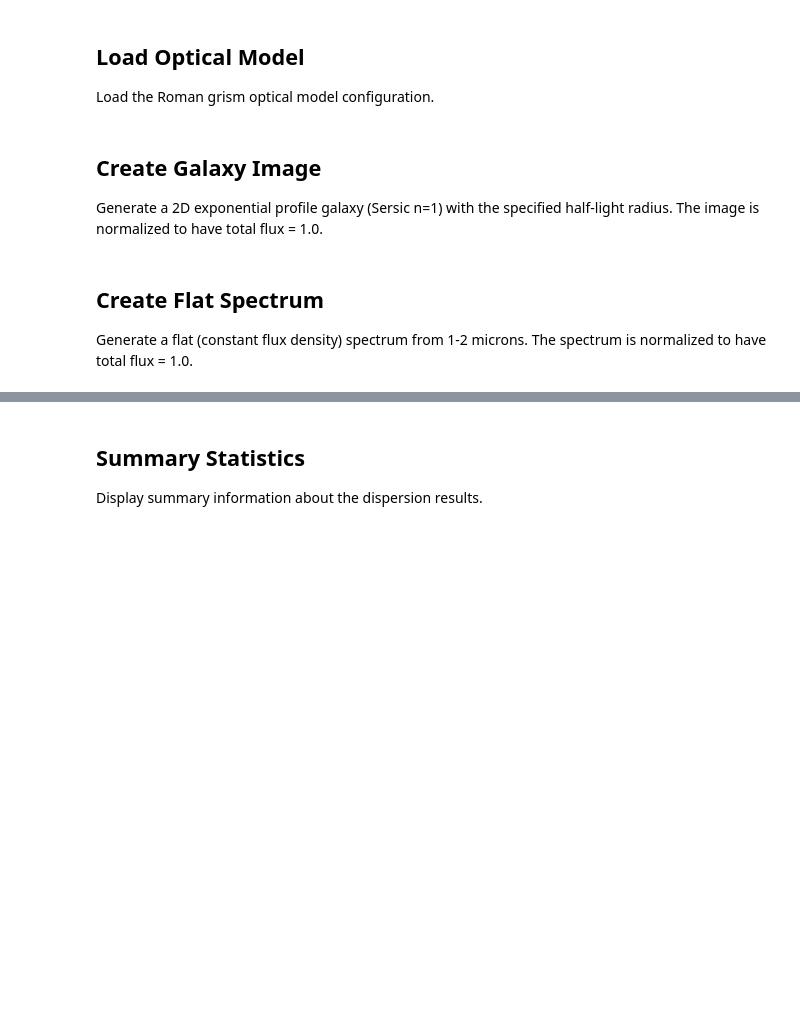
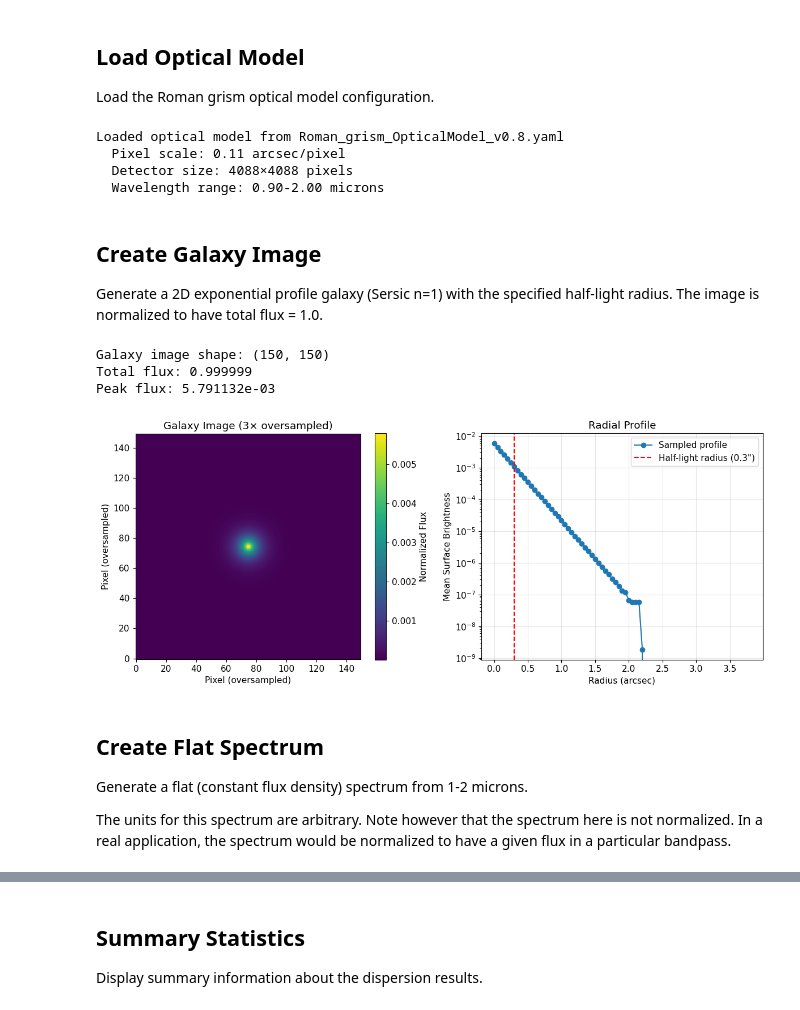
Before and after one commit to roman-grs-pit/roman_disperser, a Jupyter notebook: notebooks/demos/single_galaxy_demo.ipynb, the cells around one changed output, grey strips where cells are left out. Saved outputs shown, nothing was run; the diff lists cells and outputs as text; code cells hidden in the pictures; blank space fills up the shorter version.

```diff
--- a/notebooks/demos/single_galaxy_demo.ipynb
+++ b/notebooks/demos/single_galaxy_demo.ipynb
@@ -78,10 +87,16 @@ project_root = Path(os.environ["PIXI_PROJECT_ROOT"])
 config_path = project_root / "data" / "Roman_grism_OpticalModel_v0.8.yaml"
 
 model = RomanOpticalModel(config_file=str(config_path))
+pixel_scale = model.detmod["pixel_scale"]
 print(f"Loaded optical model from {config_path.name}")
-print(f"  Pixel scale: {model.pixel_scale} arcsec/pixel")
-print(f"  Detector size: {model.naxis1}×{model.naxis2} pixels")
+print(f"  Pixel scale: {pixel_scale} arcsec/pixel")
+print(f"  Detector size: {model.detmod["naxis1"]}×{model.detmod["naxis2"]} pixels")
 print(f"  Wavelength range: {model.wl_min:.2f}-{model.wl_max:.2f} microns")
+# %% [output]
+Loaded optical model from Roman_grism_OpticalModel_v0.8.yaml
+  Pixel scale: 0.11 arcsec/pixel
+  Detector size: 4088×4088 pixels
+  Wavelength range: 0.90-2.00 microns
 # %% [markdown]
 ## Create Galaxy Image
 
@@ -92,7 +107,7 @@ The image is normalized to have total flux = 1.0.
 galaxy_image = demo_utils.make_exponential_galaxy(
     npix=NPIX_NATIVE,
     half_light_radius_arcsec=HALF_LIGHT_RADIUS,
-    pixel_scale_arcsec=model.pixel_scale,
+    pixel_scale_arcsec=pixel_scale,
     oversample=OVERSAMPLE,
     normalize=True,
 )
@@ -108,39 +123,46 @@ fig, axes = plt.subplots(1, 2, figsize=(12, 5))
 ax = axes[0]
 im = ax.imshow(galaxy_image, origin='lower', cmap='viridis')
 ax.set_title('Galaxy Image (3× oversampled)')
 ax.set_xlabel('Pixel (oversampled)')
 ax.set_ylabel('Pixel (oversampled)')
 plt.colorbar(im, ax=ax, label='Normalized Flux')
 
 # Radial profile
 ax = axes[1]
 center = (galaxy_image.shape[0] - 1) / 2.0
 y, x = np.mgrid[0:galaxy_image.shape[0], 0:galaxy_image.shape[1]]
 r_pix = np.sqrt((x - center)**2 + (y - center)**2)
-r_arcsec = r_pix * model.pixel_scale / OVERSAMPLE
+r_arcsec = r_pix * pixel_scale / OVERSAMPLE
 
 # Bin radial profile
 r_bins = np.arange(0, r_arcsec.max(), 0.05)
 profile, _ = np.histogram(r_arcsec.ravel(), bins=r_bins, weights=galaxy_image.ravel())
 counts, _ = np.histogram(r_arcsec.ravel(), bins=r_bins)
 profile = profile / np.maximum(counts, 1)
 
 ax.plot(r_bins[:-1], profile, 'o-', label='Sampled profile')
 ax.axvline(HALF_LIGHT_RADIUS, color='r', linestyle='--', label=f'Half-light radius ({HALF_LIGHT_RADIUS}")')
 ax.set_xlabel('Radius (arcsec)')
 ax.set_ylabel('Mean Surface Brightness')
 ax.set_title('Radial Profile')
 ax.set_yscale('log')
 ax.legend()
 ax.grid(alpha=0.3)
 
 plt.tight_layout()
 plt.show()
+# %% [output]
+Galaxy image shape: (150, 150)
+Total flux: 0.999999
+Peak flux: 5.791132e-03
+[figure, added]
 # %% [markdown]
 ## Create Flat Spectrum
 
 Generate a flat (constant flux density) spectrum from 1-2 microns.
-The spectrum is normalized to have total flux = 1.0.
+
+The units for this spectrum are arbitrary. Note however that the spectrum here is not normalized.
+In a real application, the spectrum would be normalized to have a given flux in a particular bandpass.
 # %%
 # Create flat spectrum
 spectrum, lam0, dlam = demo_utils.make_flat_spectrum(
```
Also changed, not shown: parts of 9 cells of this notebook.
